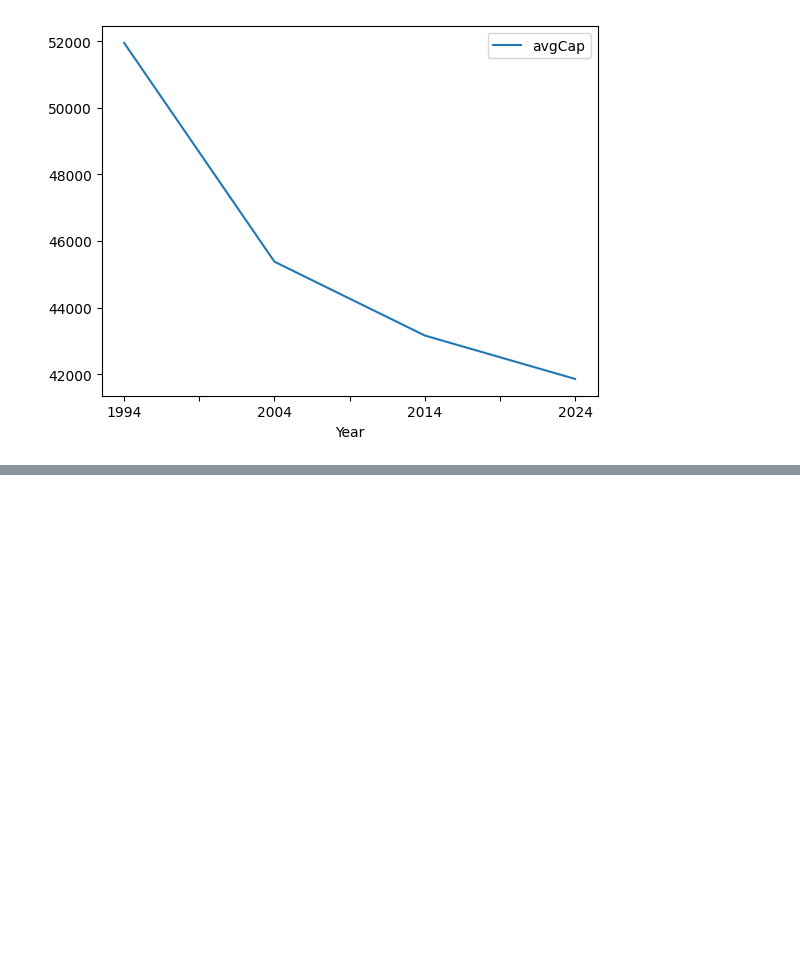
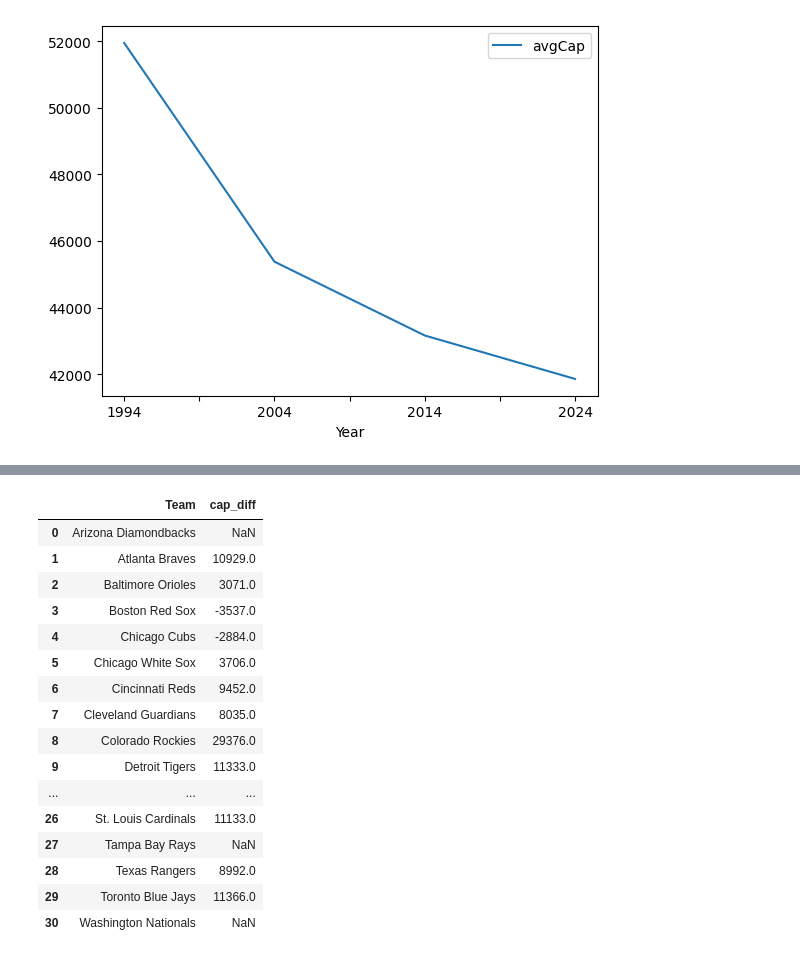
Before and after one commit to milesbolton/milesbolton.github.io, a Jupyter notebook: docs/lede-project-2/ballparks-base-data.ipynb, the cells around one changed output, grey strips where cells are left out. Cells and saved outputs as stored; diff of their text form; code cells hidden in the pictures; blank space fills up the shorter version.

```diff
--- a/docs/lede-project-2/ballparks-base-data.ipynb
+++ b/docs/lede-project-2/ballparks-base-data.ipynb
@@ -81,0 +82,21 @@ Difference of score1 and score2 :
+# %%
+change_df = df.drop(columns=['cap1994', 'cap2004', 'cap2014', 'cap2024'])
+change_df
+# %% [output]
+|  | Team | cap_diff |
+| 0 | Arizona Diamondbacks | NaN |
+| 1 | Atlanta Braves | 10929.0 |
+| 2 | Baltimore Orioles | 3071.0 |
+| 3 | Boston Red Sox | -3537.0 |
+| 4 | Chicago Cubs | -2884.0 |
+| 5 | Chicago White Sox | 3706.0 |
+| 6 | Cincinnati Reds | 9452.0 |
+| 7 | Cleveland Guardians | 8035.0 |
+| 8 | Colorado Rockies | 29376.0 |
+| 9 | Detroit Tigers | 11333.0 |
+| ... | ... | ... |
+| 26 | St. Louis Cardinals | 11133.0 |
+| 27 | Tampa Bay Rays | NaN |
+| 28 | Texas Rangers | 8992.0 |
+| 29 | Toronto Blue Jays | 11366.0 |
+| 30 | Washington Nationals | NaN |
```
Also changed, not shown: parts of 4 cells of this notebook.
